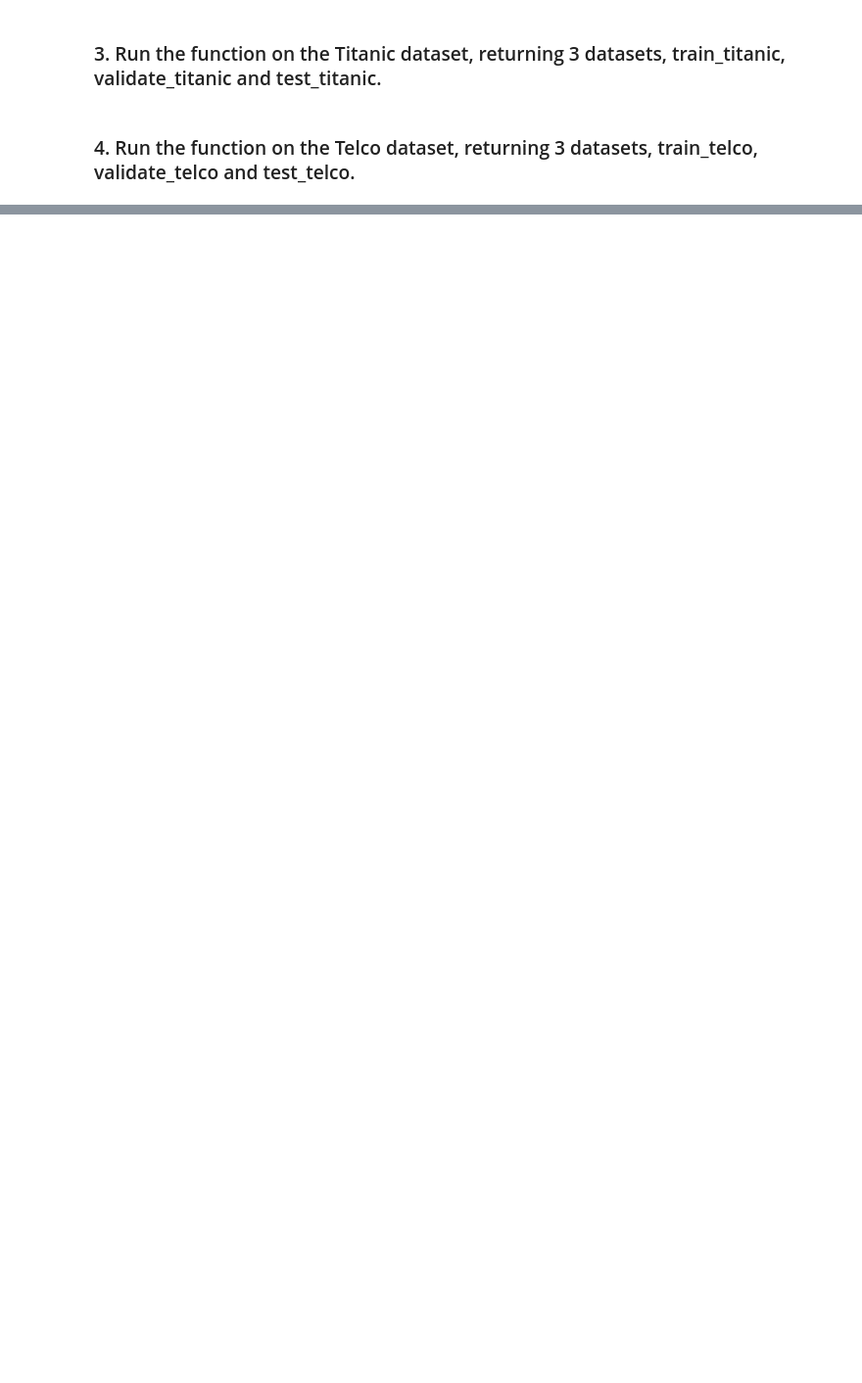
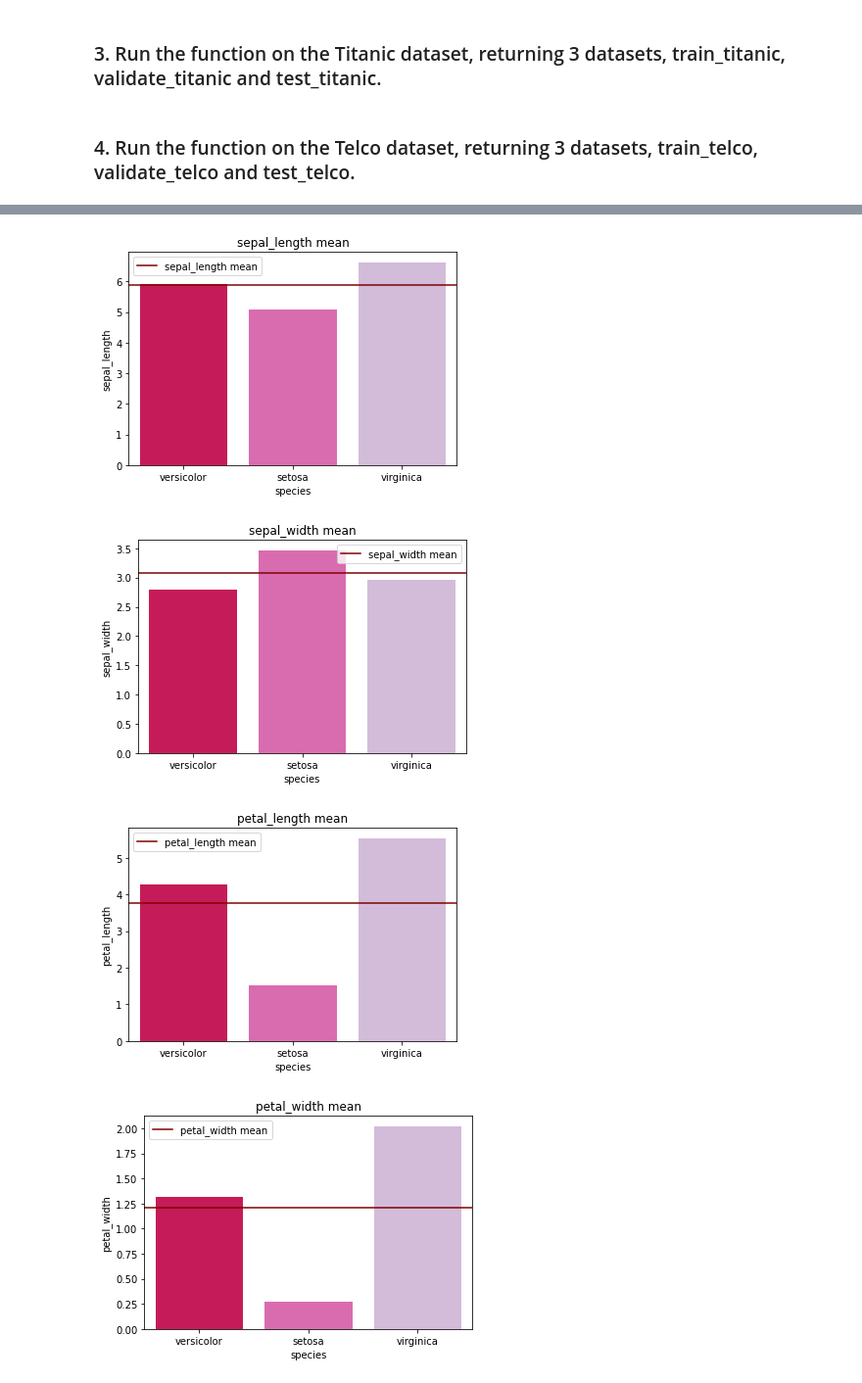
Before and after one commit to Yvette-Ibarra/classification-exercises, a Jupyter notebook: classification_exercises.ipynb, the cells around one changed output, grey strips where cells are left out. Shown: that part at 98% size. Cells and saved outputs as stored; diff of their text form; code cells hidden in the pictures; blank space fills up the shorter version.

```diff
--- a/classification_exercises.ipynb
+++ b/classification_exercises.ipynb
@@ -825,0 +724,13 @@ train_telco
+# %%
+for col in num_vars:
+    plt.title(f'{col} mean')
+    sns.barplot(x='species', y = col, data = train,ci=False,saturation=.9, palette="PuRd_r")
+    col_mean= train[col].mean()
+    plt.axhline(col_mean, label = f'{col} mean',color='maroon')
+    plt.legend()
+    plt.show()
+# %% [output]
+[figure, added]
+[figure, added]
+[figure, added]
+[figure, added]
```
Also changed, not shown: parts of 66 cells of this notebook.
